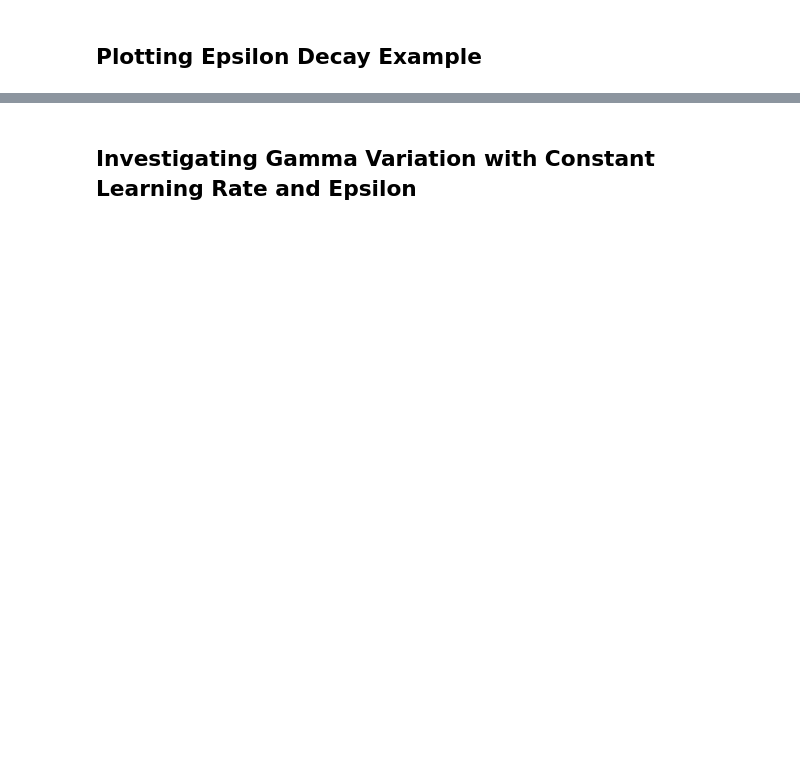
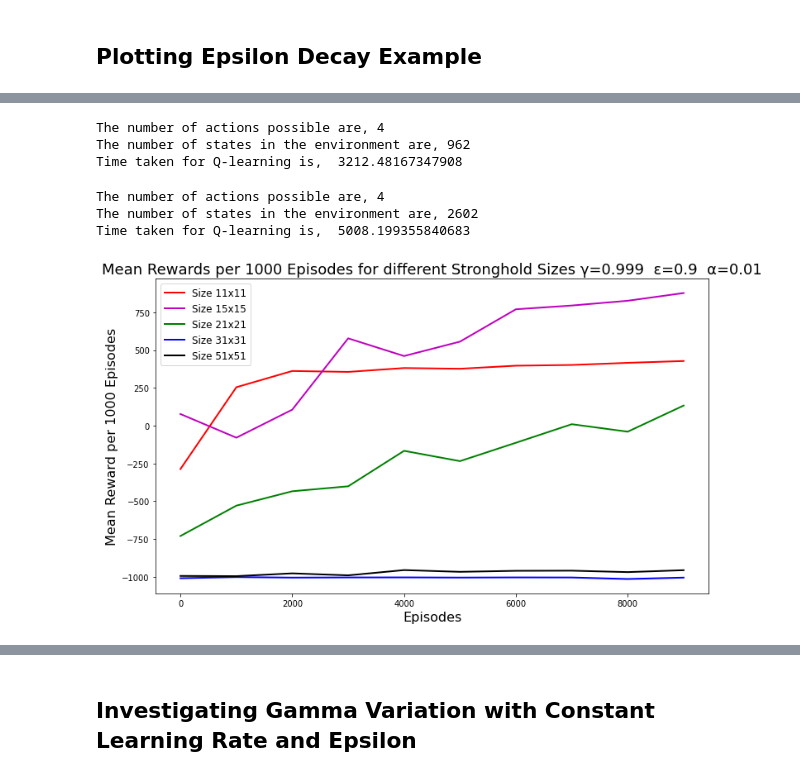
Before and after one commit to Assassinsarms/Stronghold-MDP-Q-learning-in-Stronghold-Environment-DDPG-in-Lunar-Lander, a Jupyter notebook: Aaron_Mir_INM707_Task2.ipynb, the cells around one changed output, grey strips where cells are left out. Drawn from its saved outputs; the diff is of its cells as text; code cells hidden in the pictures; blank space fills up the shorter version.

```diff
--- a/Aaron_Mir_INM707_Task2.ipynb
+++ b/Aaron_Mir_INM707_Task2.ipynb
@@ -216,0 +199,56 @@ plt.show()
+# %%
+env_size = 31
+simplicity = 6 # <- increase this to make environment easier by decreasing enemies and traps
+stronghold = Stronghold(env_size, simplicity)
+stronghold.reset()
+## Q-learning parameters
+epsilon = 0.9
+lr = 0.01
+discount = 0.999            # discount factor changed, rest stay the same
+episodes = 10000
+learning_len = 1000
+view = False
+mode = 'Train'
+plot = False
+agent = Agent(stronghold, epsilon, lr, episodes, learning_len=learning_len, discount_factor=discount, mode=mode, view=view)
+start = time.time()
+avg_eval_rewards, q_table = agent.Qlearn()
+print('Time taken for Q-learning is, ', time.time() - start)
+#trained_model = agent.save_model('q-learn')
+if plot:
+    agent.plot_evaluation(avg_eval_rewards, learning_len, epsilon, lr, discount)
+    agent.plot_policy(q_table)
+    #agent.print_q_table(q_table)
+avg_eval_rewards_e09lr01d999e10kl1ksize31 = avg_eval_rewards
+# %% [output]
+The number of actions possible are, 4
+The number of states in the environment are, 962
+Time taken for Q-learning is,  3212.48167347908
+# %%
+env_size = 51
+simplicity = 6 # <- increase this to make environment easier by decreasing enemies and traps
+stronghold = Stronghold(env_size, simplicity)
+stronghold.reset()
+## Q-learning parameters
+epsilon = 0.9
+lr = 0.01
+discount = 0.999            # discount factor changed, rest stay the same
+episodes = 10000
+learning_len = 1000
+view = False
+mode = 'Train'
+plot = False
+agent = Agent(stronghold, epsilon, lr, episodes, learning_len=learning_len, discount_factor=discount, mode=mode, view=view)
+start = time.time()
+avg_eval_rewards, q_table = agent.Qlearn()
+print('Time taken for Q-learning is, ', time.time() - start)
+#trained_model = agent.save_model('q-learn')
+if plot:
+    agent.plot_evaluation(avg_eval_rewards, learning_len, epsilon, lr, discount)
+    agent.plot_policy(q_table)
+    #agent.print_q_table(q_table)
+avg_eval_rewards_e09lr01d999e10kl1ksize51 = avg_eval_rewards
+# %% [output]
+The number of actions possible are, 4
+The number of states in the environment are, 2602
+Time taken for Q-learning is,  5008.199355840683
@@ -216,0 +261,15 @@ plt.show()
+# %%
+plt.figure(figsize=(12, 7))
+plt.plot(np.arange(0, 10000, 1000), avg_eval_rewards_e09lr01d999e10kl1ksize11, 'r', linewidth=2.0, label='Size 11x11')
+plt.plot(np.arange(0, 10000, 1000) , avg_eval_rewards_e09lr01d999e10kl1ksize15, 'm', linewidth=2.0, label='Size 15x15')
+plt.plot(np.arange(0, 10000, 1000) , avg_eval_rewards_e09lr01d999e10kl1ksize21, 'g', linewidth=2.0, label='Size 21x21')
+plt.plot(np.arange(0, 10000, 1000) , avg_eval_rewards_e09lr01d999e10kl1ksize31, 'b', linewidth=2.0, label='Size 31x31')
+plt.plot(np.arange(0, 10000, 1000) , avg_eval_rewards_e09lr01d999e10kl1ksize51, 'k', linewidth=2.0, label='Size 51x51')
+plt.title('Mean Rewards per 1000 Episodes for different Stronghold Sizes γ=0.999  ε=0.9  α=0.01', fontsize=18)
+plt.xlabel('Episodes', fontsize=16)
+plt.ylabel('Mean Reward per 1000 Episodes', fontsize=16)
+plt.legend(fontsize=12, loc='best')
+#plt.savefig('results/size_diff/Different_evironment_sizes')
+plt.show()
+# %% [output]
+[figure, added]
```
Also changed, not shown: parts of 45 cells of this notebook, 35 other files.
